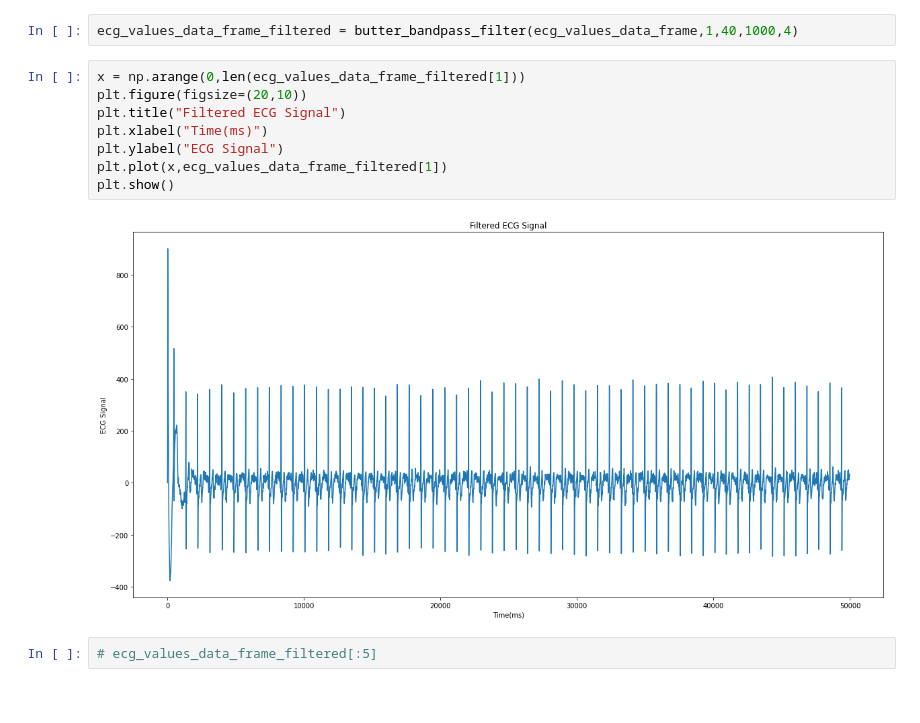
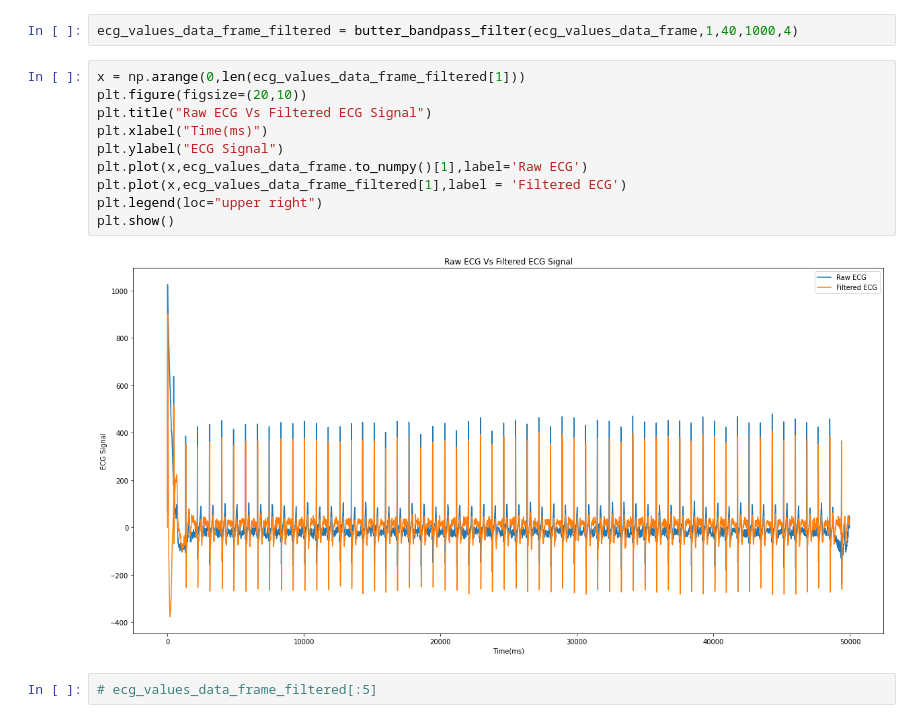
Before and after one commit to priyankachahal/AlertSystemWebDashboard, a Jupyter notebook: features_ecg_project_svm.ipynb, the cells around one changed output. Saved outputs shown, nothing was run; the diff lists cells and outputs as text.

```diff
--- a/features_ecg_project_svm.ipynb
+++ b/features_ecg_project_svm.ipynb
@@ -175,13 +130,15 @@ ecg_values_data_frame_filtered = butter_bandpass_filter(ecg_values_data_frame,1,
 # %%
 x = np.arange(0,len(ecg_values_data_frame_filtered[1]))
 plt.figure(figsize=(20,10))
-plt.title("Filtered ECG Signal")
+plt.title("Raw ECG Vs Filtered ECG Signal")
 plt.xlabel("Time(ms)")
 plt.ylabel("ECG Signal")
-plt.plot(x,ecg_values_data_frame_filtered[1])
+plt.plot(x,ecg_values_data_frame.to_numpy()[1],label='Raw ECG')
+plt.plot(x,ecg_values_data_frame_filtered[1],label = 'Filtered ECG')
+plt.legend(loc="upper right")
 plt.show()
 # %% [output]
-[figure, old version]
+[figure, new version]
 # %%
 # ecg_values_data_frame_filtered[:5]
 # %%
```
Also changed, not shown: parts of 16 cells of this notebook.
